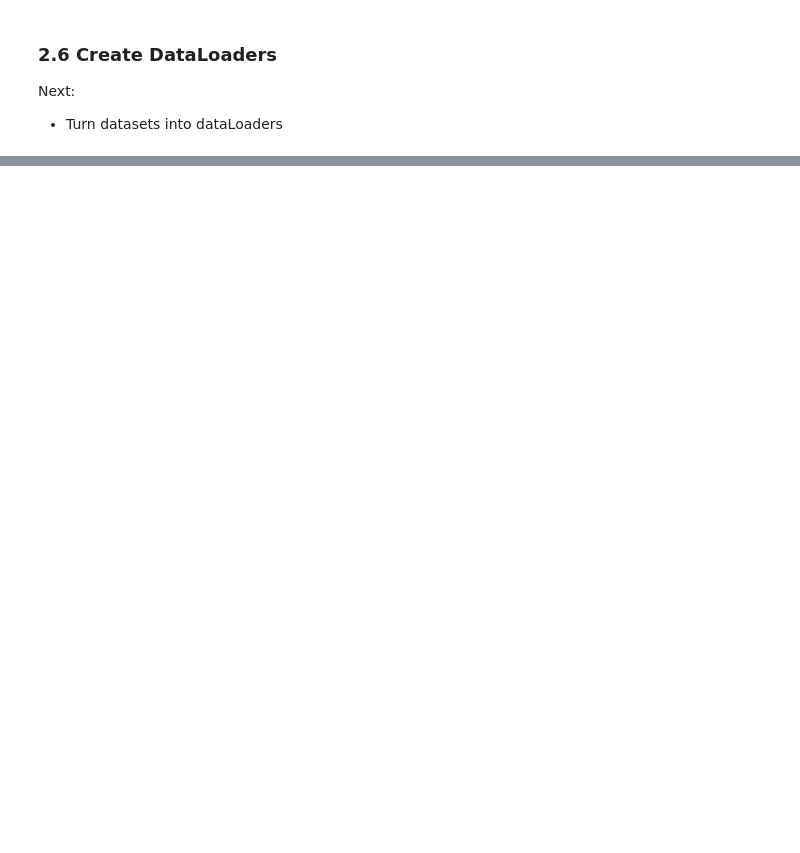
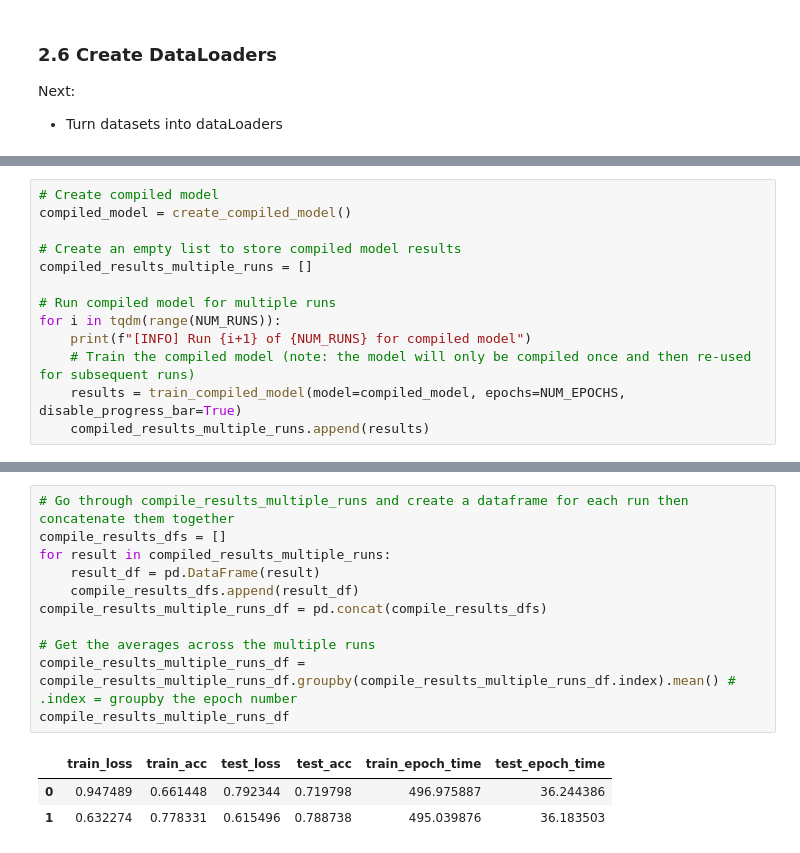
Before and after one commit to gil612/PyTorch, a Jupyter notebook: Python_2_intro.ipynb, the cells around one changed output, grey strips where cells are left out. Saved outputs shown, nothing was run; the diff lists cells and outputs as text; blank space fills up the shorter version.

```diff
--- a/Python_2_intro.ipynb
+++ b/Python_2_intro.ipynb
@@ -409,0 +1015,13 @@ Next:
+# %%
+# Create compiled model
+compiled_model = create_compiled_model()
+
+# Create an empty list to store compiled model results
+compiled_results_multiple_runs = []
+
+# Run compiled model for multiple runs
+for i in tqdm(range(NUM_RUNS)):
+    print(f"[INFO] Run {i+1} of {NUM_RUNS} for compiled model")
+    # Train the compiled model (note: the model will only be compiled once and then re-used for subsequent runs)
+    results = train_compiled_model(model=compiled_model, epochs=NUM_EPOCHS, disable_progress_bar=True)
+    compiled_results_multiple_runs.append(results)
@@ -409,0 +1036,15 @@ Next:
+# %%
+# Go through compile_results_multiple_runs and create a dataframe for each run then concatenate them together
+compile_results_dfs = []
+for result in compiled_results_multiple_runs:
+    result_df = pd.DataFrame(result)
+    compile_results_dfs.append(result_df)
+compile_results_multiple_runs_df = pd.concat(compile_results_dfs)
+
+# Get the averages across the multiple runs
+compile_results_multiple_runs_df = compile_results_multiple_runs_df.groupby(compile_results_multiple_runs_df.index).mean() # .index = groupby the epoch number
+compile_results_multiple_runs_df
+# %% [output]
+|  | train_loss | train_acc | test_loss | test_acc | train_epoch_time | test_epoch_time |
+| 0 | 0.947489 | 0.661448 | 0.792344 | 0.719798 | 496.975887 | 36.244386 |
+| 1 | 0.632274 | 0.778331 | 0.615496 | 0.788738 | 495.039876 | 36.183503 |
```
Also changed, not shown: parts of 40 cells of this notebook.
